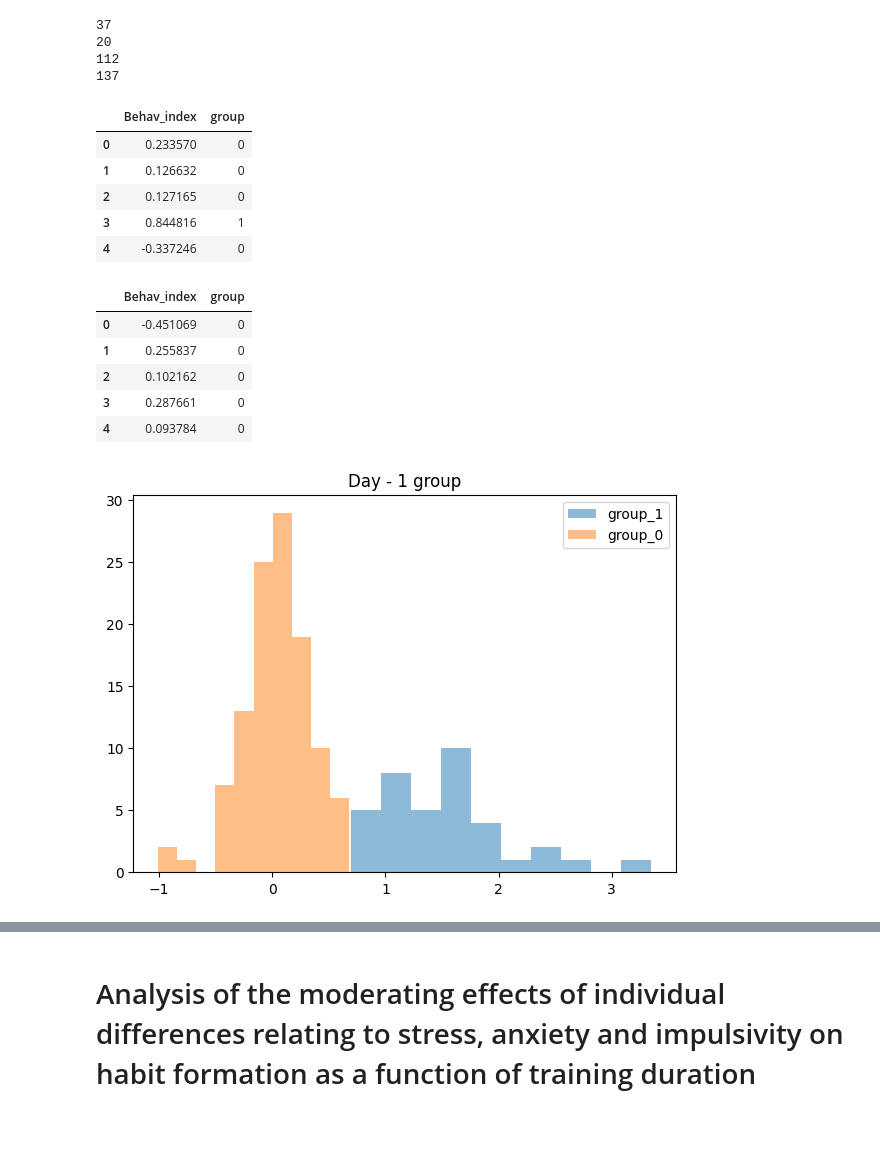
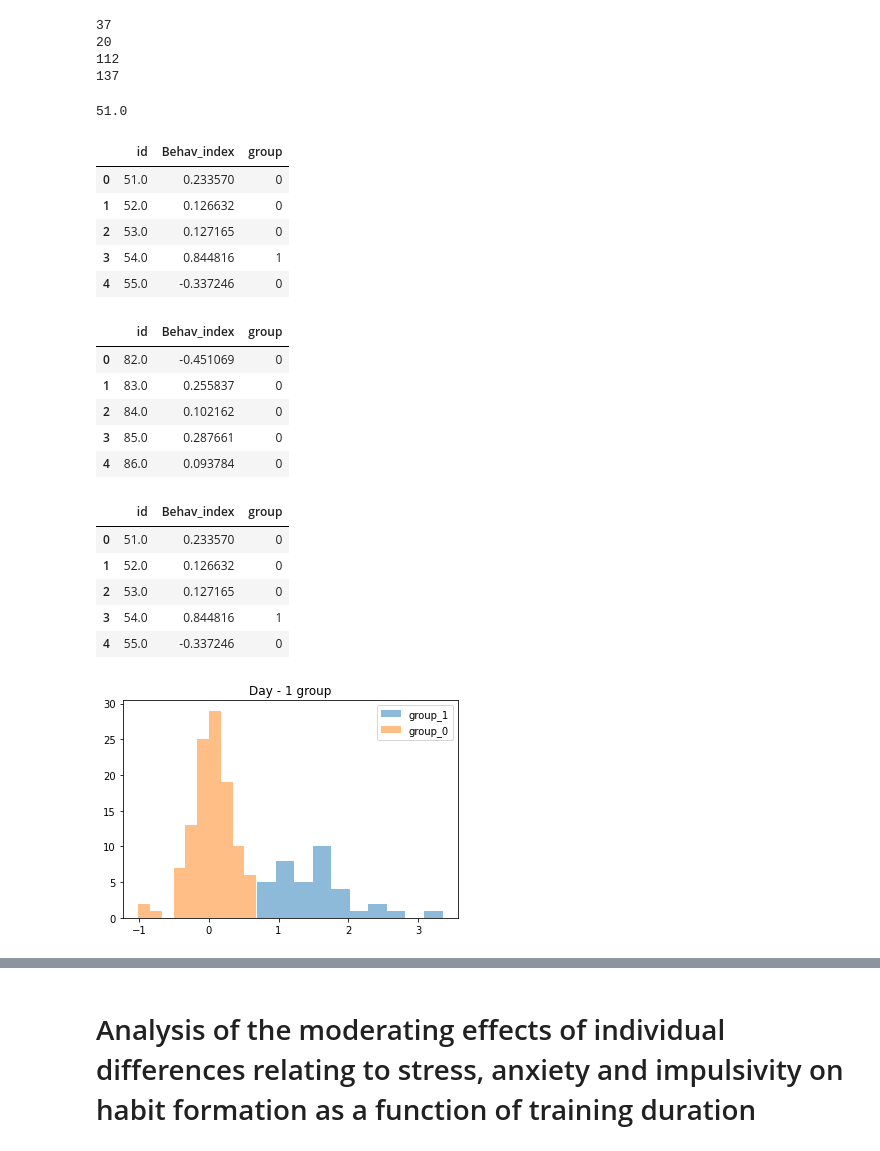
Before and after one commit to 2020201079/brsm-project, a Jupyter notebook: BRSM_Project.ipynb, the cells around one changed output, grey strips where cells are left out. Saved outputs shown, nothing was run; the diff lists cells and outputs as text; code cells hidden in the pictures.

```diff
--- a/BRSM_Project.ipynb
+++ b/BRSM_Project.ipynb
@@ -300,12 +303,12 @@ data_1 = []
 data_3 = []
 for i in ids:
     curr_group = df_change_means.loc[df_change_means['ID'] == i].iloc[0]['group']
-    curr_behav = df_change_means.loc[df_change_means['ID'] == i].iloc[0]['normChangeBehav']
+    curr_behav = [i,df_change_means.loc[df_change_means['ID'] == i].iloc[0]['normChangeBehav']]
     if curr_group == '1-day':
         data.append([0,curr_behav])
         data_1.append(curr_behav)
     else:
         data.append([1,curr_behav])
         data_3.append(curr_behav)
-X_1 = np.array(data_1).reshape(-1,1)
-X_3 = np.array(data_3).reshape(-1,1)
+X_1 = np.array(data_1).reshape(-1,2)
+X_3 = np.array(data_3).reshape(-1,2)
@@ -322,13 +345,13 @@ for cv_type in cv_types:
         gmm_1 = mixture.GaussianMixture(
             n_components=n_components, covariance_type=cv_type
         )
-        gmm_1.fit(X_1)
+        gmm_1.fit(X_1[:,1].reshape(-1,1))
         gmm_3 = mixture.GaussianMixture(
             n_components=n_components, covariance_type=cv_type
         )
-        gmm_3.fit(X_3)
-        bic_1.append(gmm_1.bic(X))
-        bic_3.append(gmm_1.bic(X))
+        gmm_3.fit(X_3[:,1].reshape(-1,1))
+        bic_1.append(gmm_1.bic(X_1[:,1].reshape(-1,1)))
+        bic_3.append(gmm_1.bic(X_3[:,1].reshape(-1,1)))
         if bic_1[-1] < lowest_bic_1:
             lowest_bic_1 = bic_1[-1]
             best_gmm_1 = gmm_1
@@ -344,8 +367,8 @@ best_gmm_3
 # %% [output]
 GaussianMixture(covariance_type='spherical', n_components=2)
 # %%
-Y_1 = best_gmm_1.predict(X_1)
-Y_3 = best_gmm_3.predict(X_3)
+Y_1 = best_gmm_1.predict(X_1[:,1].reshape(-1,1))
+Y_3 = best_gmm_3.predict(X_3[:,1].reshape(-1,1))
 # %%
 print(np.sum(Y_1))
 print(np.sum(Y_3))
@@ -356,29 +379,35 @@ print(len(Y_3)-np.sum(Y_3))
 20
 112
 137
+# %%
+X_1[0][0]
+# %% [output]
+51.0
 # %%
 x_1 = [a[0] for a in X_1]
-df_1 = pd.DataFrame(list(zip(x_1, Y_1)),
-               columns =['Behav_index', 'group'])
+x_1_2 = [a[1] for a in X_1]
+df_1 = pd.DataFrame(list(zip(x_1,x_1_2, Y_1)),
+               columns =['id','Behav_index', 'group'])
 
 x_3 = [a[0] for a in X_3]
-df_3 = pd.DataFrame(list(zip(x_3, Y_3)),
-               columns =['Behav_index', 'group'])
+x_3_2 = [a[1] for a in X_3]
+df_3 = pd.DataFrame(list(zip(x_3,x_3_2, Y_3)),
+               columns =['id','Behav_index', 'group'])
 # %%
 df_1.head()
 # %% [output]
-|  | Behav_index | group |
-| 0 | 0.233570 | 0 |
-| 1 | 0.126632 | 0 |
-| 2 | 0.127165 | 0 |
-| 3 | 0.844816 | 1 |
-| 4 | -0.337246 | 0 |
+|  | id | Behav_index | group |
+| 0 | 51.0 | 0.233570 | 0 |
+| 1 | 52.0 | 0.126632 | 0 |
+| 2 | 53.0 | 0.127165 | 0 |
+| 3 | 54.0 | 0.844816 | 1 |
+| 4 | 55.0 | -0.337246 | 0 |
 # %%
 df_3.head()
 # %% [output]
-|  | Behav_index | group |
-| 0 | -0.451069 | 0 |
-| 1 | 0.255837 | 0 |
-| 2 | 0.102162 | 0 |
-| 3 | 0.287661 | 0 |
-| 4 | 0.093784 | 0 |
+|  | id | Behav_index | group |
+| 0 | 82.0 | -0.451069 | 0 |
+| 1 | 83.0 | 0.255837 | 0 |
+| 2 | 84.0 | 0.102162 | 0 |
+| 3 | 85.0 | 0.287661 | 0 |
+| 4 | 86.0 | 0.093784 | 0 |
@@ -385,15 +416,24 @@ df_3.head()
+# %%
+df_merged.head()
+# %% [output]
+|  | id | Behav_index | group |
+| 0 | 51.0 | 0.233570 | 0 |
+| 1 | 52.0 | 0.126632 | 0 |
+| 2 | 53.0 | 0.127165 | 0 |
+| 3 | 54.0 | 0.844816 | 1 |
+| 4 | 55.0 | -0.337246 | 0 |
 # %%
 day_1_group_1 = df_1.loc[df_1['group'] == 1]['Behav_index'].to_list()
 day_1_group_0 = df_1.loc[df_1['group'] == 0]['Behav_index'].to_list()
 day_3_group_1 = df_3.loc[df_3['group'] == 1]['Behav_index'].to_list()
 day_3_group_0 = df_3.loc[df_3['group'] == 0]['Behav_index'].to_list()
 # %%
-bins = numpy.linspace(-2, 3, 500)
-pyplot.title("Day - 1 group")
-pyplot.hist(day_1_group_1, alpha=0.5, label='group_1')
-pyplot.hist(day_1_group_0, alpha=0.5, label='group_0')
-pyplot.legend(loc='upper right')
-pyplot.show()
+bins = np.linspace(-2, 3, 500)
+plt.title("Day - 1 group")
+plt.hist(day_1_group_1, alpha=0.5, label='group_1')
+plt.hist(day_1_group_0, alpha=0.5, label='group_0')
+plt.legend(loc='upper right')
+plt.show()
 # %% [output]
-[figure, old version]
+[figure, new version]
 # %%
```
Also changed, not shown: parts of 26 cells of this notebook.
